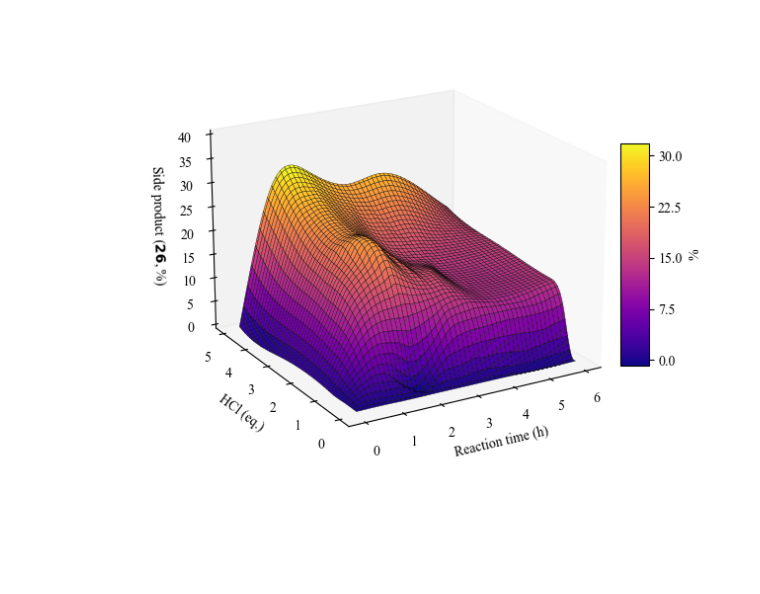
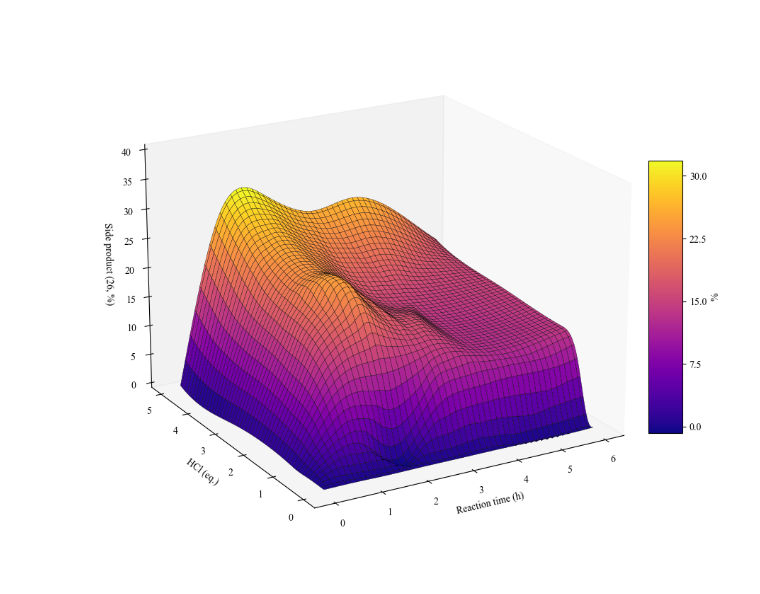
Before and after one commit to TrymSaether/MH_3DSurfacePlot, a Jupyter notebook: surfaceplot_MH.ipynb, the cells around one changed output. Cells and saved outputs as stored; diff of their text form; code cells hidden in the pictures; blank space fills up the shorter version.

```diff
--- a/surfaceplot_MH.ipynb
+++ b/surfaceplot_MH.ipynb
@@ -1,45 +5,82 @@
 # %%
+# Import required libraries
 import numpy as np
 import pandas as pd
 from matplotlib import pyplot as plt
 from scipy import interpolate
 
-n = 6 # nr experiments
+# Define the number of array splits for the 'biprod' column
+n = 6
 
+# Read the CSV file and select relevant columns
+# Replace missing values with zero
+df = pd.read_csv('rx_data.csv', delimiter=';', decimal=',',
+                 usecols=['molfrak. Pp', 'biprod', 'HCl (eq.) EtOH']).replace(np.nan, 0)
 
-df = pd.read_csv('rx_data.csv', delimiter=';', decimal=',', usecols=[
-                 'molfrak. Pp', 'biprod', 'HCl (eq.) EtOH'])
-df = df.replace(np.nan, 0)
-bp = np.array(np.array_split(df['biprod'].to_numpy(), n))
-eq = np.array([0, 0.1, 0.5,1,3,5])
-t = np.array([0,1,2,3,4,6])
+# Split the 'biprod' column into 'n' equally sized arrays
+# Transform the list of arrays into a NumPy array for future operations
+bp = np.array([np.array_split(df['biprod'].to_numpy(), n)])
+
+# Define HCl equivalents and reaction time arrays
+eq = np.array([0, 0.1, 0.5, 1, 3, 5])
+t = np.array([0, 1, 2, 3, 4, 6])
+
+# Create a 2D grid of HCl equivalents and reaction times
 T, EQ = np.meshgrid(t, eq)
-# Interpolering
+
+# Define new, more detailed arrays for HCl equivalents and reaction times
 tnew = np.linspace(0, 6, 100)
 eqnew = np.linspace(0, 5, 100)
+
+# Create a 2D grid of the new HCl equivalents and reaction times
 tnew, eqnew = np.meshgrid(tnew, eqnew)
-znew = interpolate.griddata((T.flatten(), EQ.flatten()), bp.flatten(), (tnew, eqnew), method='cubic')
 
-# Plott
-csfont = {'fontname':'Times New Roman'}
+# Perform cubic interpolation of 'biprod' onto the new grid
+znew = interpolate.griddata((T.flatten(), EQ.flatten()), bp.flatten(),
+                            (tnew, eqnew), method='cubic')
+
+# Set the font style for the plot
 plt.rcParams["font.family"] = "Times New Roman"
-c_style = 'plasma' #'YlGnBu' #'Wistia' #'viridis' #'magma'
-fig, ax = plt.subplots(subplot_kw={"projection": "3d"})
-hs_plott = ax.plot_surface(tnew, eqnew, 100*znew, cmap=c_style, edgecolor='k', linewidth=0.25, alpha=1, antialiased=True, shade=True)
-cbar = fig.colorbar(hs_plott, shrink=0.5, aspect=8,pad= 0,ticks=np.linspace(0, 30, 5, endpoint=True))
+
+# Define the color style for the 3D surface plot
+c_style = 'plasma'
+
+# Create a new figure with 3D subplot
+fig, ax = plt.subplots(subplot_kw={"projection": "3d"}, figsize=(12, 8))
+
+# Generate the 3D surface plot
+hs_plott = ax.plot_surface(tnew, eqnew, 100*znew, cmap=c_style, edgecolor='k',
+                           linewidth=0.25, alpha=1, antialiased=True, shade=True)
+
+# Add a color bar to the figure
+cbar = fig.colorbar(hs_plott, shrink=0.5, aspect=8, pad=0,
+                    ticks=np.linspace(0, 30, 5, endpoint=True))
+
+# Set ticks and label for the color bar
 cbar.set_ticks(np.linspace(0, 30, 5, endpoint=True))
 cbar.set_label('%')
+
+# Set labels for the x, y, and z axes
 ax.set_xlabel('Reaction time (h)')
 ax.set_ylabel('HCl (eq.)')
-ax.set_zlabel('Side product $(\mathbf{26}, %)$')
+ax.set_zlabel('Side product (26, %)')
+
+# Set the limit for the z axis
 ax.set_zlim(0, 40)
+
+# Set the initial viewing angle
 ax.view_init(20, -120)
+
+# Turn off the grid
 ax.grid(False)
 
+# Adjust the padding around the plot
+plt.tight_layout()
 
-plt.tight_layout()
+# Display the plot
 plt.show()
 
+# Save the figure as a high-resolution PNG file
 fig.savefig('surfaceplot_MH.png', dpi=400, bbox_inches='tight')
 # %% [output]
-[figure, old version]
+[figure, new version]
```
Also changed, not shown: parts of 1 cell of this notebook, 2 other files.
